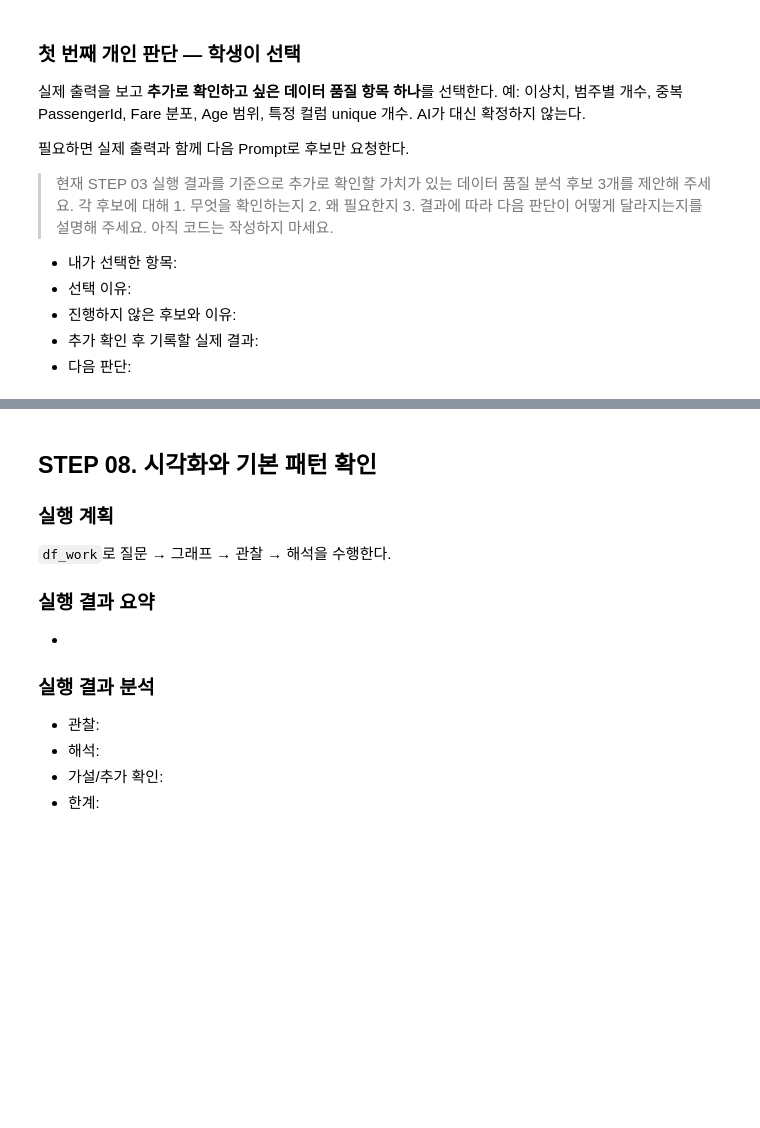
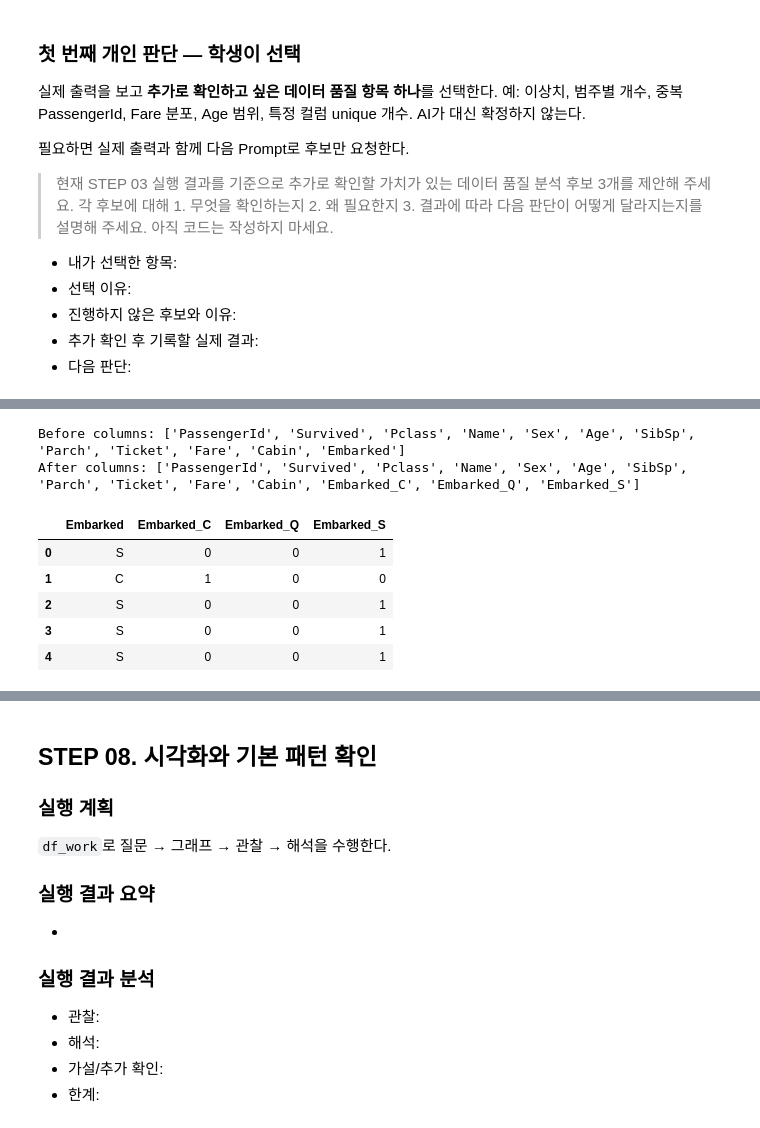
Before and after one commit to GilbertMoon/llm-data-analysis-course, a Jupyter notebook: notebooks/titanic_ai_analysis.ipynb, the cells around one changed output, grey strips where cells are left out. Drawn from its saved outputs; the diff is of its cells as text; code cells hidden in the pictures; blank space fills up the shorter version.

```diff
--- a/notebooks/titanic_ai_analysis.ipynb
+++ b/notebooks/titanic_ai_analysis.ipynb
@@ -340,0 +501,7 @@ Text summary:
+# %%
+review_candidates = ["PassengerId", "Name", "Ticket", "Cabin"]
+existing_review_cols = [col for col in review_candidates if col in df_work.columns]
+print("Existing review columns:", existing_review_cols)
+for col in existing_review_cols:
+    print(col, "examples:", df_work[col].dropna().head(5).tolist())
+print("Columns preserved:", df_work.columns.tolist())
@@ -355,3 +549,6 @@ Text summary:
 # %%
-# STEP 07
-# 상세 실습 가이드를 확인한 뒤, 이 STEP에 필요한 최소 코드만 작성하세요.
+# 인코딩 전에 사람이 읽을 수 있는 실제 범주를 확인합니다.
+for col in ["Sex", "Embarked", "Pclass"]:
+    print(col, "dtype:", df_work[col].dtype)
+    print("unique:", df_work[col].unique())
+    display(df_work[col].value_counts(dropna=False).rename("count").to_frame())
@@ -357,0 +593,11 @@ Text summary:
+# %%
+# 교육용 복사본 생성은 이곳에서 한 번만 합니다.
+df_encoded = df_work.copy()
+encoding_columns_before = df_encoded.columns.tolist()
+encoding_rows_before = len(df_encoded)
+
+sex_mapping = {"female": 0, "male": 1}
+if not df_encoded["Sex"].isin(sex_mapping).all():
+    raise ValueError("Sex에 결측 또는 mapping에 없는 범주가 있습니다. 실제 값을 다시 확인하세요.")
+df_encoded["Sex"] = df_encoded["Sex"].map(sex_mapping)
+display(pd.DataFrame({"before": df_work["Sex"], "after": df_encoded["Sex"]}).head())
@@ -357,0 +611,18 @@ Text summary:
+# %%
+# 교육용 One-Hot: df_work에는 적용하지 않습니다.
+df_encoded = pd.get_dummies(
+    df_encoded, columns=["Embarked"], drop_first=False, dtype=int,
+)
+encoded_port_cols = [col for col in df_encoded.columns if col.startswith("Embarked_")]
+print("Before columns:", encoding_columns_before)
+print("After columns:", df_encoded.columns.tolist())
+display(pd.concat([df_work[["Embarked"]], df_encoded[encoded_port_cols]], axis=1).head())
+# %% [output]
+Before columns: ['PassengerId', 'Survived', 'Pclass', 'Name', 'Sex', 'Age', 'SibSp', 'Parch', 'Ticket', 'Fare', 'Cabin', 'Embarked']
+After columns: ['PassengerId', 'Survived', 'Pclass', 'Name', 'Sex', 'Age', 'SibSp', 'Parch', 'Ticket', 'Fare', 'Cabin', 'Embarked_C', 'Embarked_Q', 'Embarked_S']
+|  | Embarked | Embarked_C | Embarked_Q | Embarked_S |
+| 0 | S | 0 | 0 | 1 |
+| 1 | C | 1 | 0 | 0 |
+| 2 | S | 0 | 0 | 1 |
+| 3 | S | 0 | 0 | 1 |
+| 4 | S | 0 | 0 | 1 |
```
Also changed, not shown: parts of 23 cells of this notebook, 1 other file.
